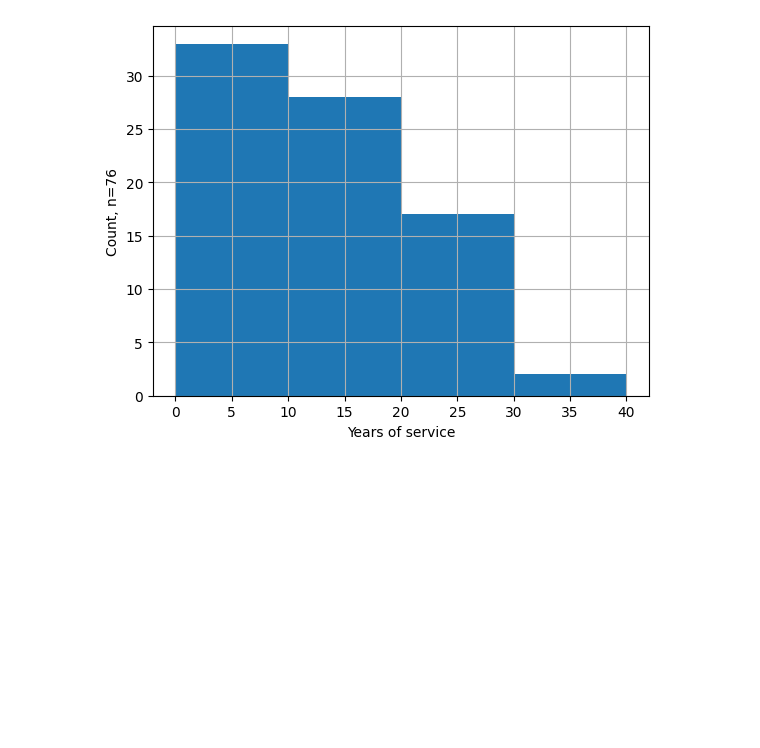
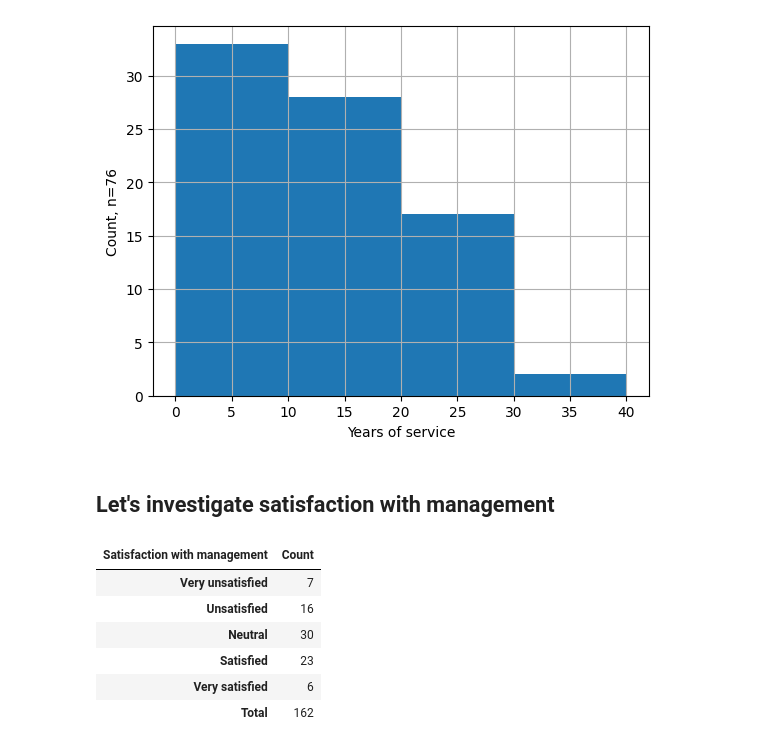
Before and after one commit to jemlau/DataAnalysisProject, a Jupyter notebook: harjoitustyöJEMINA.ipynb, the cells around one changed output. Cells and saved outputs as stored; diff of their text form; code cells hidden in the pictures; blank space fills up the shorter version.

Commit message:
sat-management

```diff
--- a/harjoitustyöJEMINA.ipynb
+++ b/harjoitustyöJEMINA.ipynb
@@ -99,3 +100,19 @@ plt.ylabel('Count, n=' + str(n))
 # %% [output]
 Text(0, 0.5, 'Count, n=76')
 [figure]
+# %% [markdown]
+## Let's investigate satisfaction with management
+# %%
+df_satmanagement=pd.crosstab(df['sat_management'], 'Count')
+df_satmanagement.index=['Very unsatisfied', 'Unsatisfied', 'Neutral', 'Satisfied', 'Very satisfied']
+df_satmanagement.columns.name='Satisfaction with management'
+df_satmanagement.loc['Total'] = df_education[['Count']].sum()
+df_satmanagement
+# %% [output]
+| Satisfaction with management | Count |
+| Very unsatisfied | 7 |
+| Unsatisfied | 16 |
+| Neutral | 30 |
+| Satisfied | 23 |
+| Very satisfied | 6 |
+| Total | 162 |
```
Also changed, not shown: parts of 1 cell of this notebook, 1 other file.
